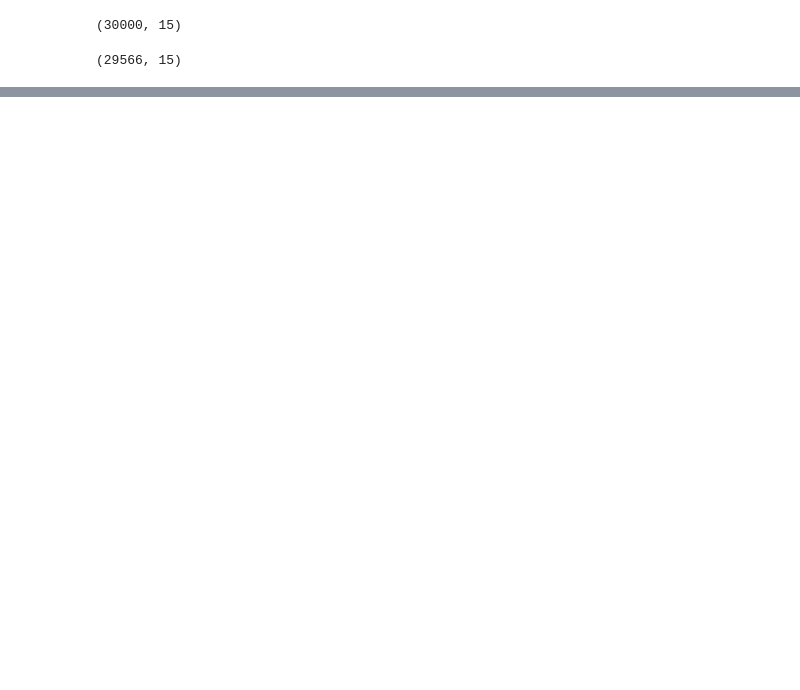
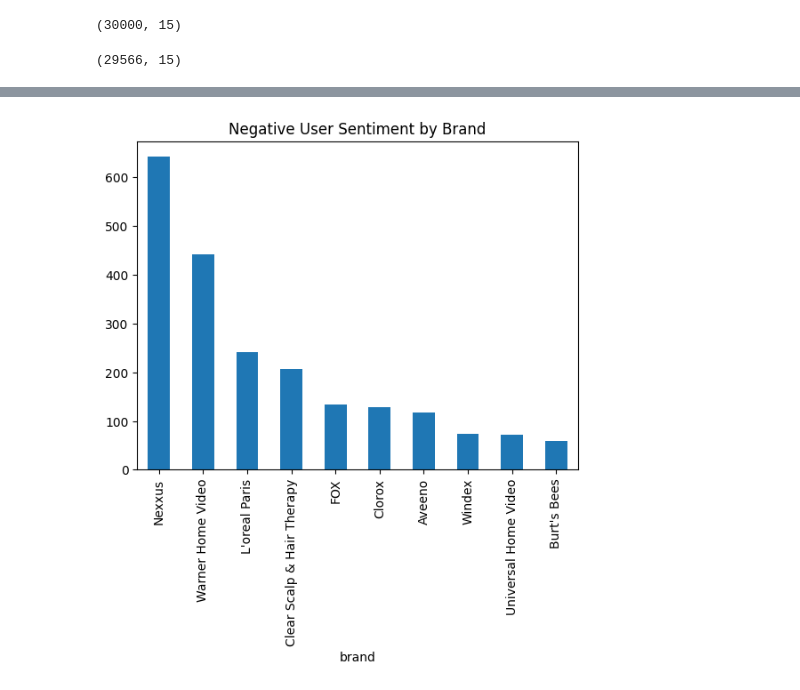
Before and after one commit to uvarajthulasiram/Capstone, a Jupyter notebook: notebooks/recommender.ipynb, the cells around one changed output, grey strips where cells are left out. Cells and saved outputs as stored; diff of their text form; code cells hidden in the pictures; blank space fills up the shorter version.

```diff
--- a/notebooks/recommender.ipynb
+++ b/notebooks/recommender.ipynb
@@ -112,0 +185,6 @@ plt.show()
+# %%
+ax = df[df['user_sentiment'] == 0]['brand'].value_counts().head(10).plot(kind='bar')
+plt.title('Negative User Sentiment by Brand')
+plt.show()
+# %% [output]
+[figure, added]
```
Also changed, not shown: parts of 13 cells of this notebook, 2 other files.
